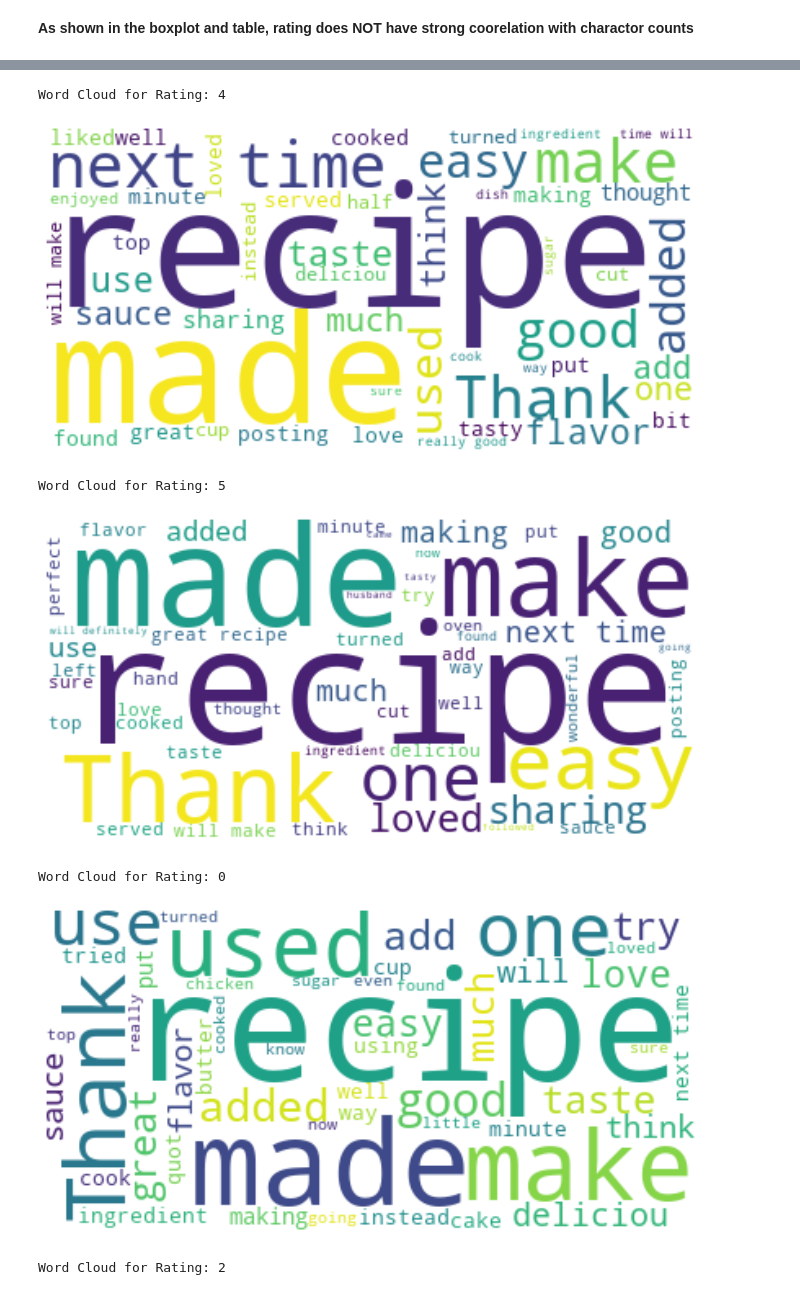
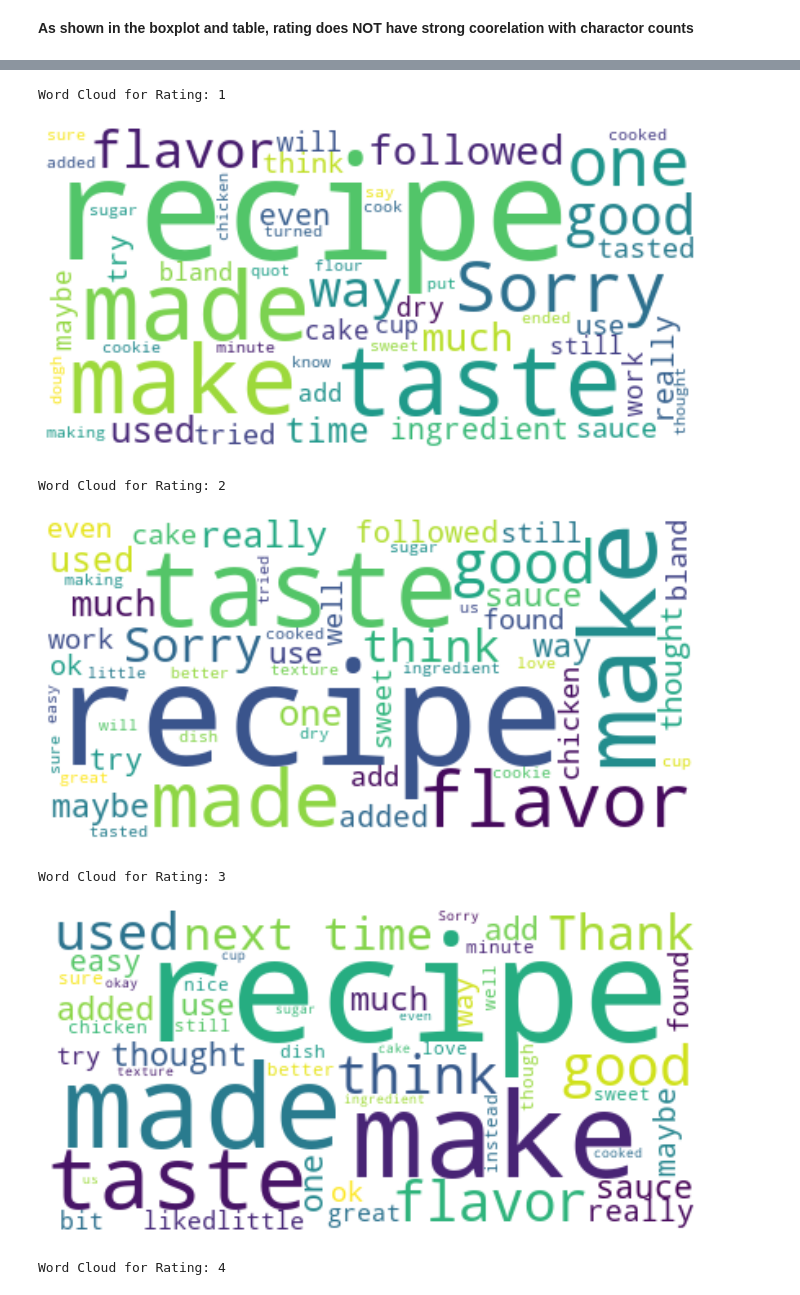
Before and after one commit to bobdingster/GA_Capstone, a Jupyter notebook: 02_Exploratory_Data_Analysis.ipynb, the cells around one changed output, grey strips where cells are left out. Drawn from its saved outputs; the diff is of its cells as text; code cells hidden in the pictures.

```diff
--- a/02_Exploratory_Data_Analysis.ipynb
+++ b/02_Exploratory_Data_Analysis.ipynb
@@ -159,6 +164,6 @@ plt.title('');
 Code adapted from  https://www.kaggle.com/paragap/interactions-rating-classifier
 # %%
-ratings = pd.read_csv('data/RAW_interactions.csv')
+ratings = pd.read_csv('cleaned_reviews.csv')
 print(ratings.shape)
 ratings.head(3)
 # %% [output]
@@ -199,3 +186,4 @@ Name: rating, dtype: float64
 # %%
-ratings['review_length'] = ratings['review'].map(lambda s: len(str(s)))
+# Character counts of each review text
+ratings['character_length'] = ratings['review'].map(lambda s: len(str(s)))
 # %%
@@ -245,2 +231,5 @@ ratings[['rating','review_length']].corr()
 # %% [markdown]
 **As shown in the boxplot and table, rating does NOT have strong coorelation with charactor counts**
+# %%
+# Now look at word count of each review text
+ratings['word_length'] = ratings['review'].map(lambda s: len(s.split(' ')))
@@ -247,26 +277,27 @@ ratings[['rating','review_length']].corr()
 # %%
+# Draw word cloud for different ratings.
 unique_ratings = ratings["rating"].unique()
 # Create stopword list:
 stopwords = set(STOPWORDS)
-for rating in unique_ratings:
+for rating in range(1,6):
     temp_text = ratings[ratings["rating"]== rating]["review"]
     collapsed_temp_text = temp_text.str.cat(sep=' ')
 
     print("Word Cloud for Rating: %s"%(rating))
 
     # Generate a word cloud image
     wordcloud = WordCloud(stopwords=stopwords, background_color="white",max_words=50).generate(collapsed_temp_text)
 
     # Display the generated image:
     # the matplotlib way:1
     plt.imshow(wordcloud, interpolation='bilinear')
     plt.axis("off")
     plt.show()
 # %% [output]
-Word Cloud for Rating: 4
+Word Cloud for Rating: 1
-[figure, old version]
+[figure, new version]
-Word Cloud for Rating: 5
+Word Cloud for Rating: 2
-[figure, old version]
+[figure, new version]
-Word Cloud for Rating: 0
+Word Cloud for Rating: 3
-[figure, old version]
+[figure, new version]
-Word Cloud for Rating: 2
+Word Cloud for Rating: 4
```
Also changed, not shown: parts of 25 cells of this notebook, 15 other files.
